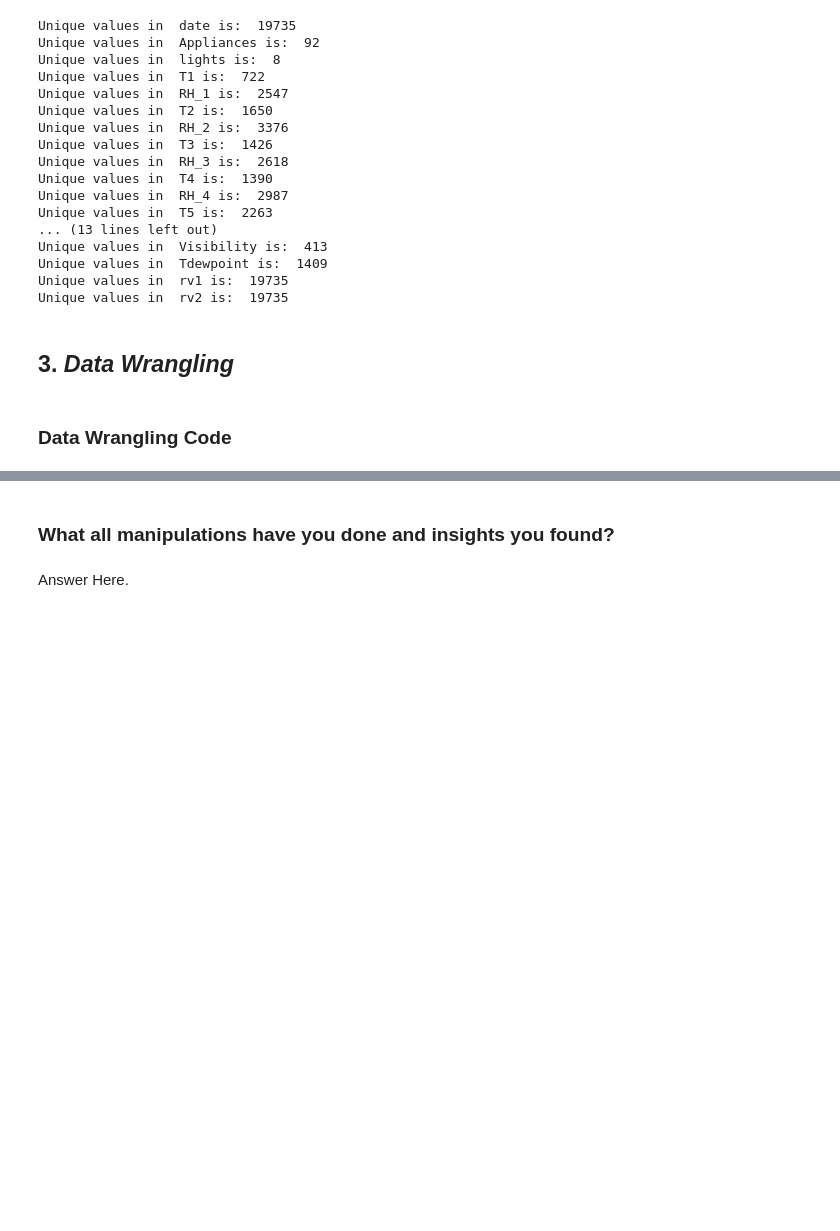
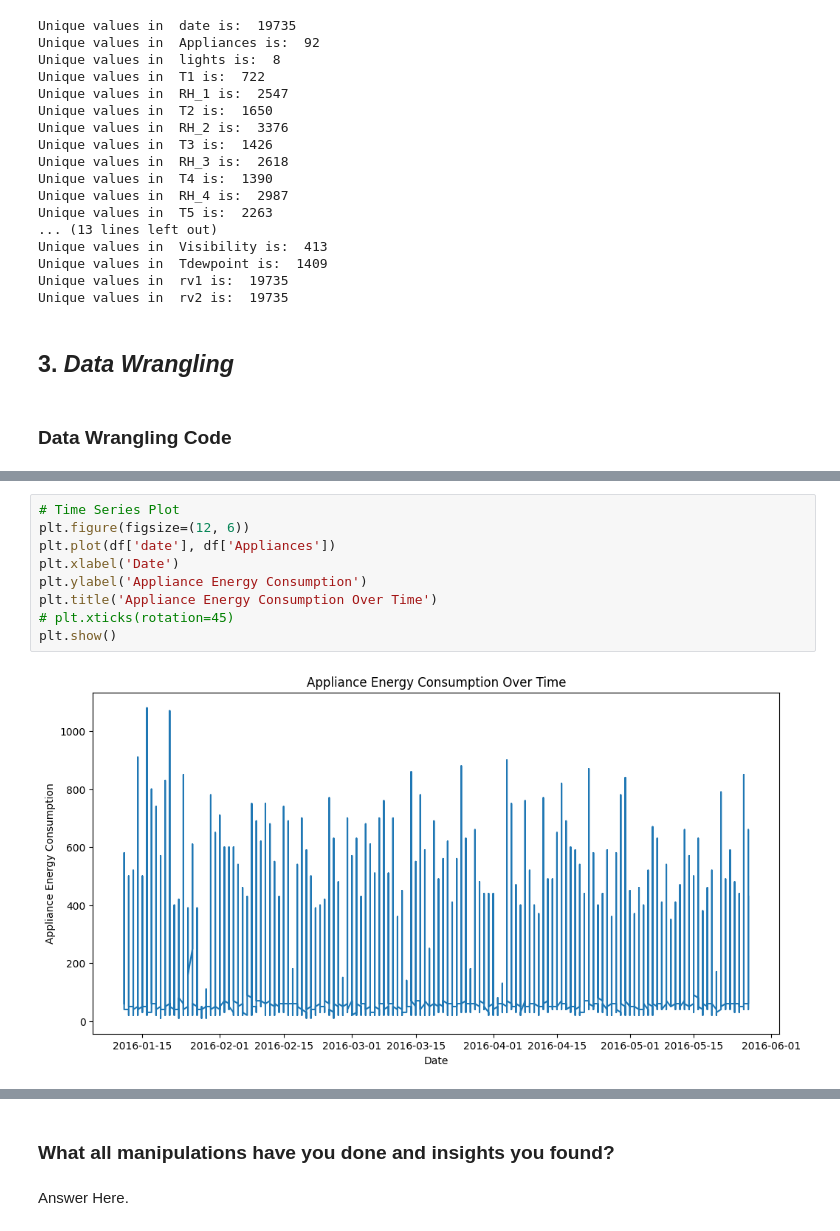
Before and after one commit to ruksz/EnergyPredictionML, a Jupyter notebook: ML_Capstone_Project_Appliance_Energy_Prediction_.ipynb, the cells around one changed output, grey strips where cells are left out. Drawn from its saved outputs; the diff is of its cells as text; blank space fills up the shorter version.

```diff
--- a/ML_Capstone_Project_Appliance_Energy_Prediction_.ipynb
+++ b/ML_Capstone_Project_Appliance_Energy_Prediction_.ipynb
@@ -466,0 +471,11 @@ selected_columns = ['T1', 'RH_1']
+# %%
+# Time Series Plot
+plt.figure(figsize=(12, 6))
+plt.plot(df['date'], df['Appliances'])
+plt.xlabel('Date')
+plt.ylabel('Appliance Energy Consumption')
+plt.title('Appliance Energy Consumption Over Time')
+# plt.xticks(rotation=45)
+plt.show()
+# %% [output]
+[figure, added]
```
Also changed, not shown: parts of 53 cells of this notebook.
